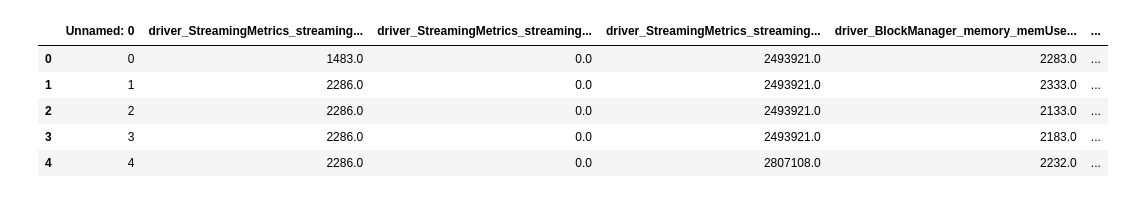
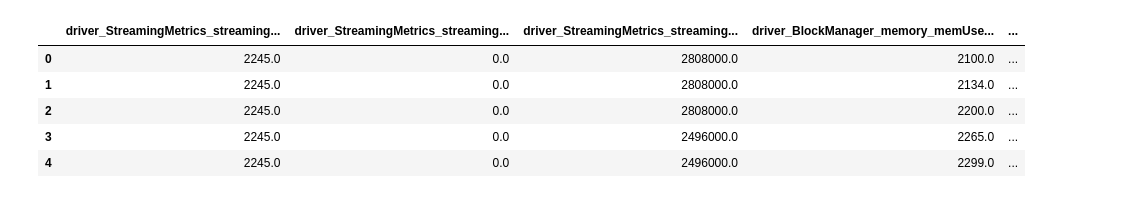
Before and after one commit to louise-davy/exstream-implementation, a Jupyter notebook: explore_data.ipynb, the cells around one changed output. Saved outputs shown, nothing was run; the diff lists cells and outputs as text; code cells hidden in the pictures.

```diff
--- a/explore_data.ipynb
+++ b/explore_data.ipynb
@@ -57,13 +57,13 @@ df.head(10)
 # %%
-df = pd.read_csv(f"{DATA_FOLDER}/{FOLDERS[0]}/1_2.csv")
+df = pd.read_csv(f"{DATA_FOLDER}/{FOLDERS[0]}/1_1.csv", index_col=0)
 df.head()
 # %% [output]
-|  | Unnamed: 0 | driver_StreamingMetrics_streaming... | driver_StreamingMetrics_streaming... | driver_StreamingMetrics_streaming... | driver_BlockManager_memory_memUse... | ... |
-| 0 | 0 | 1483.0 | 0.0 | 2493921.0 | 2283.0 | ... |
-| 1 | 1 | 2286.0 | 0.0 | 2493921.0 | 2333.0 | ... |
-| 2 | 2 | 2286.0 | 0.0 | 2493921.0 | 2133.0 | ... |
-| 3 | 3 | 2286.0 | 0.0 | 2493921.0 | 2183.0 | ... |
-| 4 | 4 | 2286.0 | 0.0 | 2807108.0 | 2232.0 | ... |
+|  | driver_StreamingMetrics_streaming... | driver_StreamingMetrics_streaming... | driver_StreamingMetrics_streaming... | driver_BlockManager_memory_memUse... | ... |
+| 0 | 2245.0 | 0.0 | 2808000.0 | 2100.0 | ... |
+| 1 | 2245.0 | 0.0 | 2808000.0 | 2134.0 | ... |
+| 2 | 2245.0 | 0.0 | 2808000.0 | 2200.0 | ... |
+| 3 | 2245.0 | 0.0 | 2496000.0 | 2265.0 | ... |
+| 4 | 2245.0 | 0.0 | 2496000.0 | 2299.0 | ... |
 # %%
 fig, axs = plt.subplots(4,3, figsize=(15, 15), sharex=True)
 axs =axs.flatten()
```
Also changed, not shown: parts of 13 cells of this notebook.
